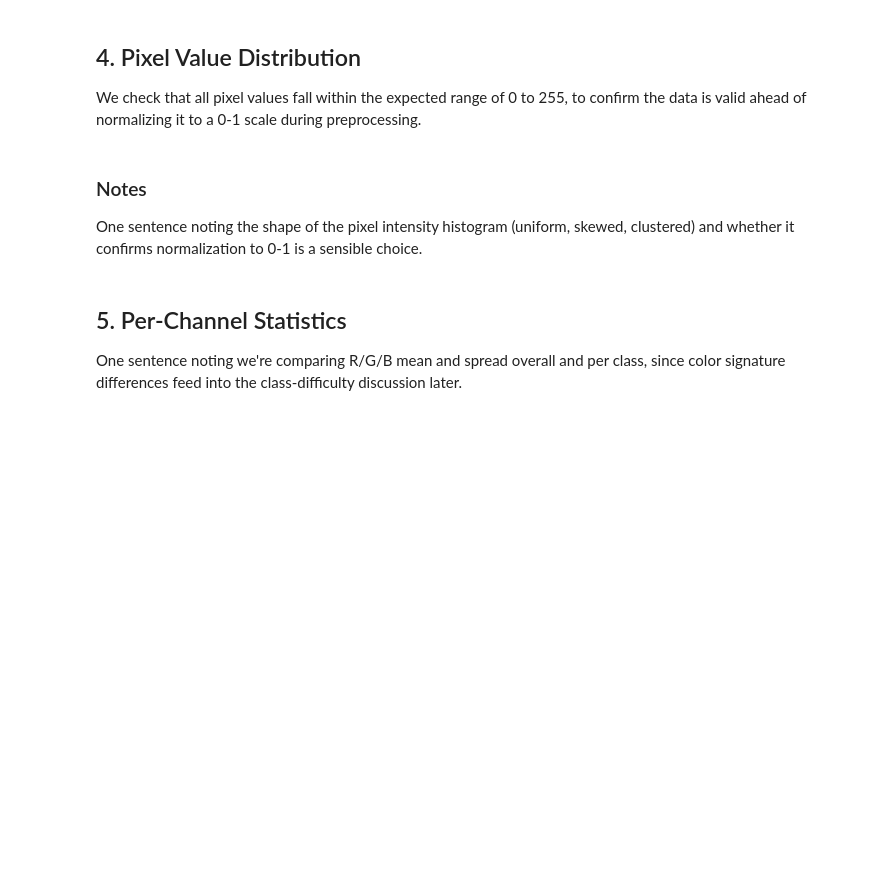
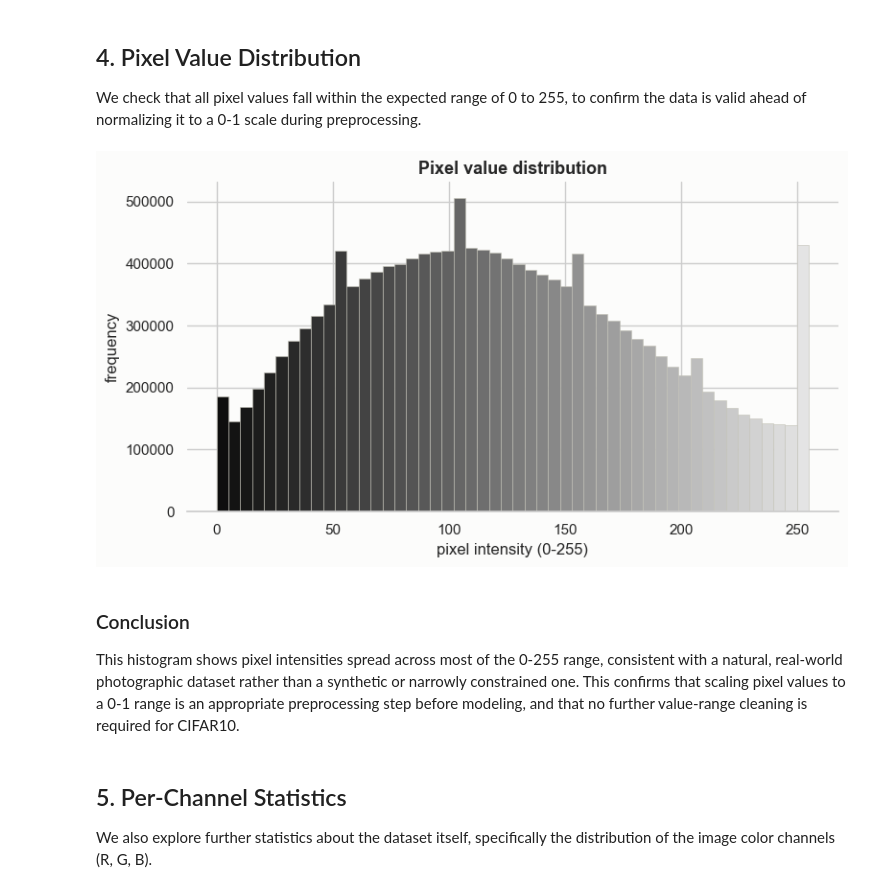
Before and after one commit to pufferfish3e/st1504-ca2, a Jupyter notebook: vae_gan_eda.ipynb, the cells around one changed output. Cells and saved outputs as stored; diff of their text form; code cells hidden in the pictures; blank space fills up the shorter version.

```diff
--- a/vae_gan_eda.ipynb
+++ b/vae_gan_eda.ipynb
@@ -129,13 +132,36 @@ plt.show()
 
 We check that all pixel values fall within the expected range of 0 to 255, to confirm the data is valid ahead of normalizing it to a 0-1 scale during preprocessing.
 # %%
-# Histogram of raw pixel intensities (0-255) across a sample of images, motivating normalization done later in each model notebook.
+sample_size = 5000
+n_bins = 50
+rng = np.random.default_rng(42)
+sample_pixels = x_train[rng.choice(len(x_train), size=sample_size, replace=False)].ravel()
+
+counts, bin_edges = np.histogram(sample_pixels, bins=n_bins, range=(0, 255))
+bin_centers = (bin_edges[:-1] + bin_edges[1:]) / 2
+
+# Bin color follows its own intensity (black to white), since the x-axis is literally pixel brightness.
+bin_gray = bin_centers / 255
+bar_colors = plt.cm.gray(bin_gray * 0.85 + 0.05)
+
+fig, ax = plt.subplots(figsize=(8, 4.5))
+ax.bar(bin_centers, counts, width=(bin_edges[1] - bin_edges[0]),
+       color=bar_colors, edgecolor="#c3c2b7", linewidth=0.4)
+
+ax.set_xlabel("pixel intensity (0-255)")
+ax.set_ylabel("frequency")
+ax.set_title("Pixel value distribution", fontsize=13, fontweight="bold")
+sns.despine(left=True)
+plt.tight_layout()
+plt.show()
+# %% [output]
+[figure, added]
 # %% [markdown]
-### Notes
+### Conclusion
 
-One sentence noting the shape of the pixel intensity histogram (uniform, skewed, clustered) and whether it confirms normalization to 0-1 is a sensible choice.
+This histogram shows pixel intensities spread across most of the 0-255 range, consistent with a natural, real-world photographic dataset rather than a synthetic or narrowly constrained one. This confirms that scaling pixel values to a 0-1 range is an appropriate preprocessing step before modeling, and that no further value-range cleaning is required for CIFAR10.
 # %% [markdown]
 ## 5. Per-Channel Statistics
 
-One sentence noting we're comparing R/G/B mean and spread overall and per class, since color signature differences feed into the class-difficulty discussion later.
+We also explore further statistics about the dataset itself, specifically the distribution of the image color channels (R, G, B).
 # %%
```
Also changed, not shown: parts of 19 cells of this notebook, 1 other file.
